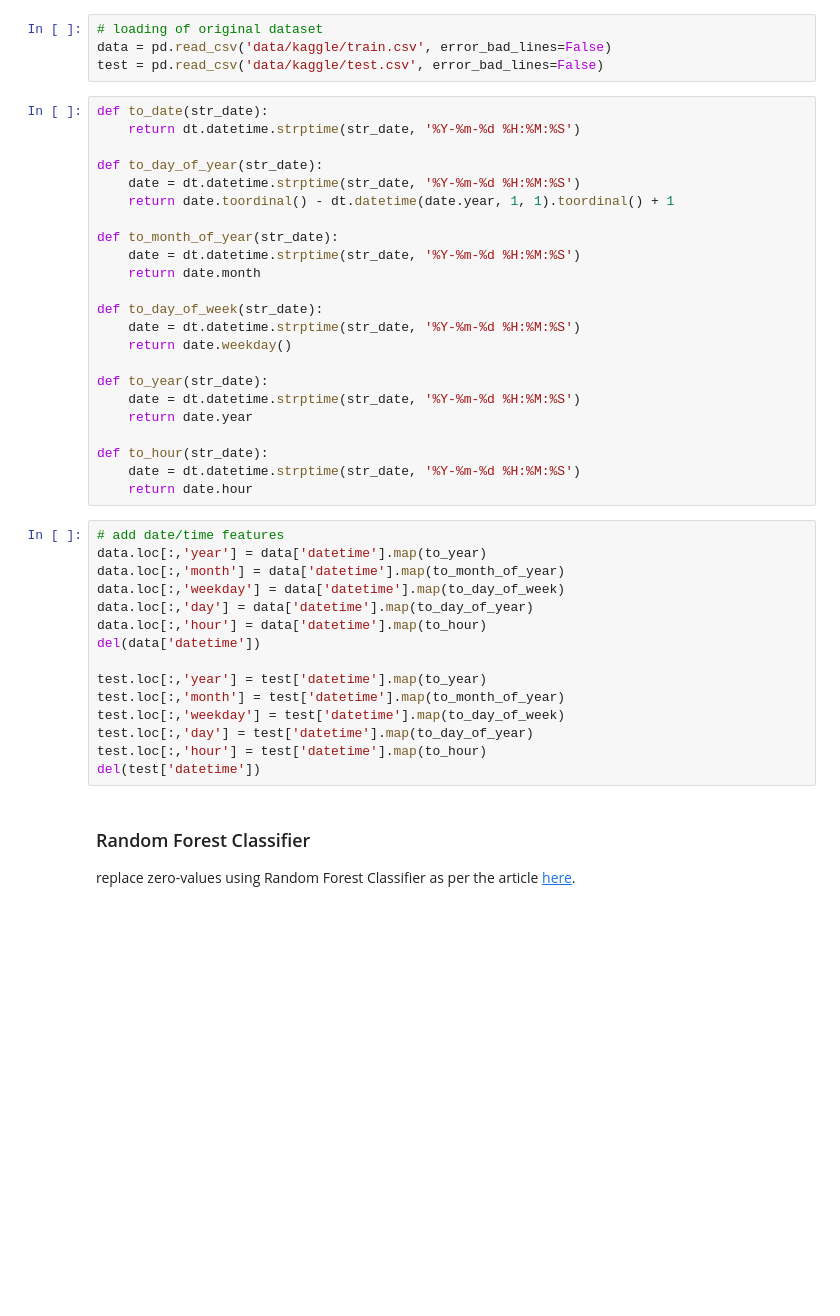
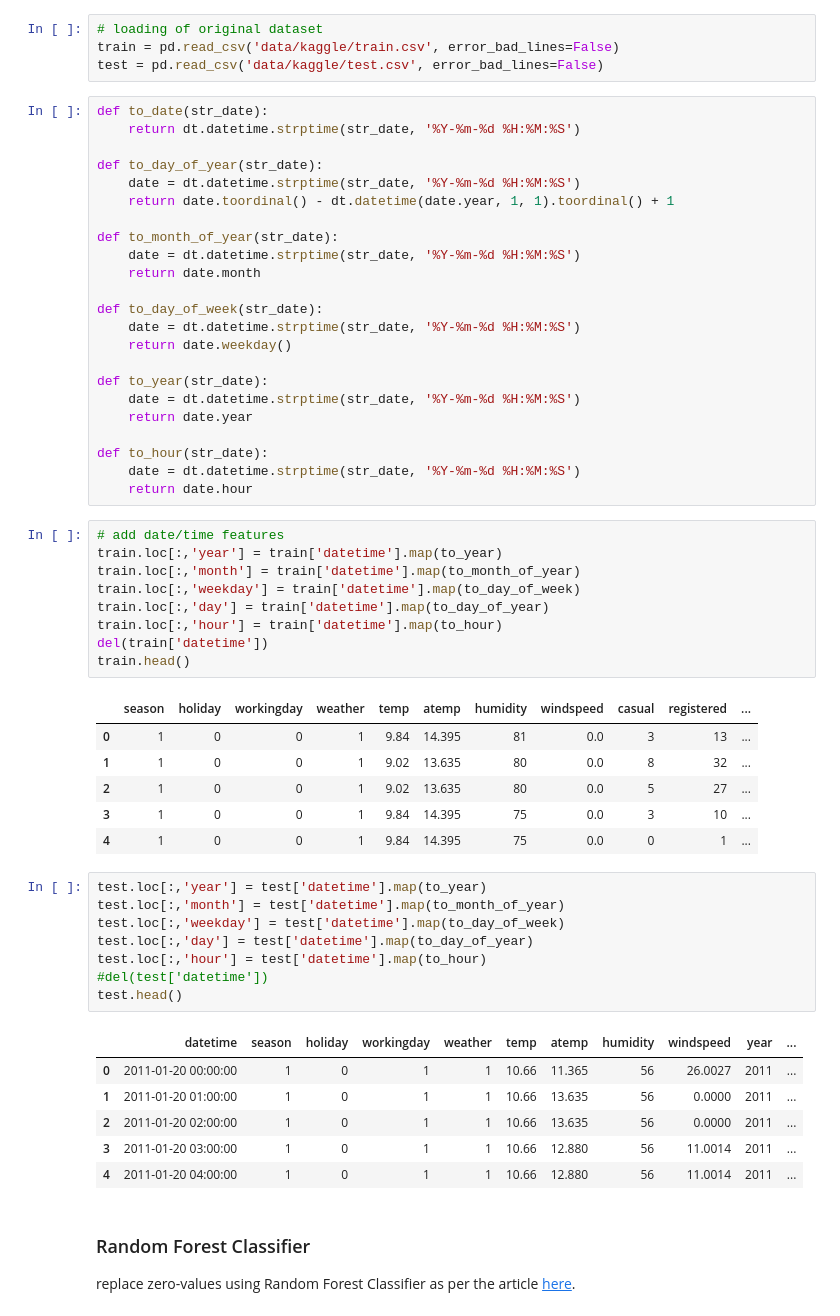
Before and after one commit to xtrmstep/bike-sharing-demand-exercise, a Jupyter notebook: bike-sharing-features.ipynb, the cells around one changed output. Drawn from its saved outputs; the diff is of its cells as text; blank space fills up the shorter version.

Commit message:
Creating a submission file for Kaggle

```diff
--- a/bike-sharing-features.ipynb
+++ b/bike-sharing-features.ipynb
@@ -6,7 +6,7 @@ import datetime as dt
 # Feature Engeneering for Bike Sharing Dataset
 # %%
 # loading of original dataset
-data = pd.read_csv('data/kaggle/train.csv', error_bad_lines=False)
+train = pd.read_csv('data/kaggle/train.csv', error_bad_lines=False)
 test = pd.read_csv('data/kaggle/test.csv', error_bad_lines=False)
 # %%
 def to_date(str_date):
@@ -31,21 +31,37 @@ def to_year(str_date):
 def to_hour(str_date):
     date = dt.datetime.strptime(str_date, '%Y-%m-%d %H:%M:%S')
     return date.hour
+# %%
+# add date/time features
+train.loc[:,'year'] = train['datetime'].map(to_year)
+train.loc[:,'month'] = train['datetime'].map(to_month_of_year)
+train.loc[:,'weekday'] = train['datetime'].map(to_day_of_week)
+train.loc[:,'day'] = train['datetime'].map(to_day_of_year)
+train.loc[:,'hour'] = train['datetime'].map(to_hour)
+del(train['datetime'])
+train.head()
+# %% [output]
+|  | season | holiday | workingday | weather | temp | atemp | humidity | windspeed | casual | registered | ... |
+| 0 | 1 | 0 | 0 | 1 | 9.84 | 14.395 | 81 | 0.0 | 3 | 13 | ... |
+| 1 | 1 | 0 | 0 | 1 | 9.02 | 13.635 | 80 | 0.0 | 8 | 32 | ... |
+| 2 | 1 | 0 | 0 | 1 | 9.02 | 13.635 | 80 | 0.0 | 5 | 27 | ... |
+| 3 | 1 | 0 | 0 | 1 | 9.84 | 14.395 | 75 | 0.0 | 3 | 10 | ... |
+| 4 | 1 | 0 | 0 | 1 | 9.84 | 14.395 | 75 | 0.0 | 0 | 1 | ... |
 # %%
-# add date/time features
-data.loc[:,'year'] = data['datetime'].map(to_year)
-data.loc[:,'month'] = data['datetime'].map(to_month_of_year)
-data.loc[:,'weekday'] = data['datetime'].map(to_day_of_week)
-data.loc[:,'day'] = data['datetime'].map(to_day_of_year)
-data.loc[:,'hour'] = data['datetime'].map(to_hour)
-del(data['datetime'])
-
 test.loc[:,'year'] = test['datetime'].map(to_year)
 test.loc[:,'month'] = test['datetime'].map(to_month_of_year)
 test.loc[:,'weekday'] = test['datetime'].map(to_day_of_week)
 test.loc[:,'day'] = test['datetime'].map(to_day_of_year)
 test.loc[:,'hour'] = test['datetime'].map(to_hour)
-del(test['datetime'])
+#del(test['datetime'])
+test.head()
+# %% [output]
+|  | datetime | season | holiday | workingday | weather | temp | atemp | humidity | windspeed | year | ... |
+| 0 | 2011-01-20 00:00:00 | 1 | 0 | 1 | 1 | 10.66 | 11.365 | 56 | 26.0027 | 2011 | ... |
+| 1 | 2011-01-20 01:00:00 | 1 | 0 | 1 | 1 | 10.66 | 13.635 | 56 | 0.0000 | 2011 | ... |
+| 2 | 2011-01-20 02:00:00 | 1 | 0 | 1 | 1 | 10.66 | 13.635 | 56 | 0.0000 | 2011 | ... |
+| 3 | 2011-01-20 03:00:00 | 1 | 0 | 1 | 1 | 10.66 | 12.880 | 56 | 11.0014 | 2011 | ... |
+| 4 | 2011-01-20 04:00:00 | 1 | 0 | 1 | 1 | 10.66 | 12.880 | 56 | 11.0014 | 2011 | ... |
 # %% [markdown]
 ### Random Forest Classifier
 replace zero-values using Random Forest Classifier as per the article [here](https://medium.com/@viveksrinivasan/how-to-finish-top-10-percentile-in-bike-sharing-demand-competition-in-kaggle-part-2-29e854aaab7d).
```
Also changed, not shown: parts of 11 cells of this notebook, 1 other file.
